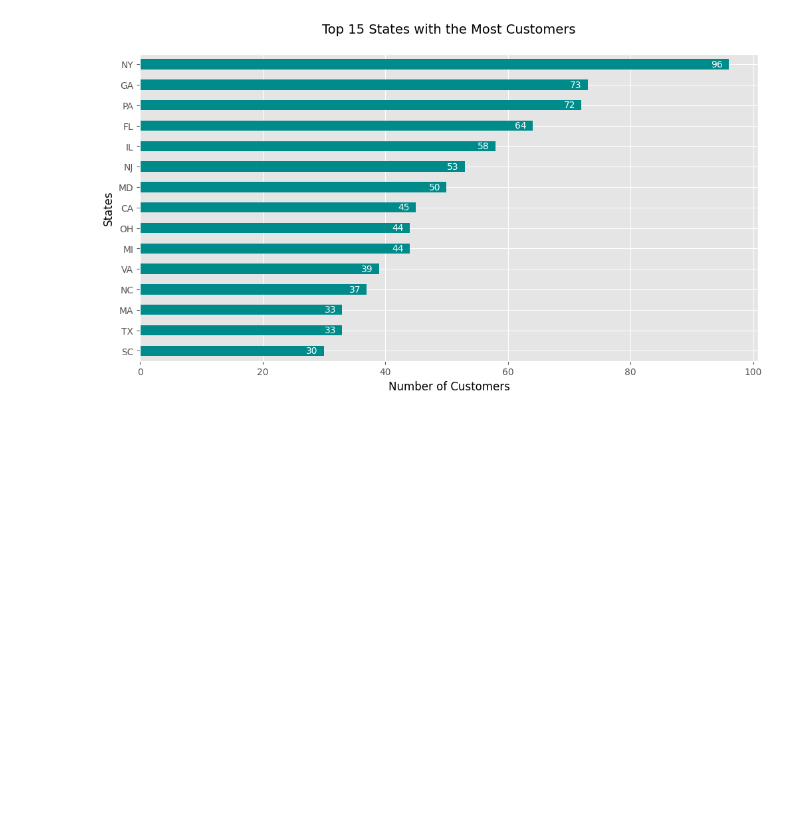
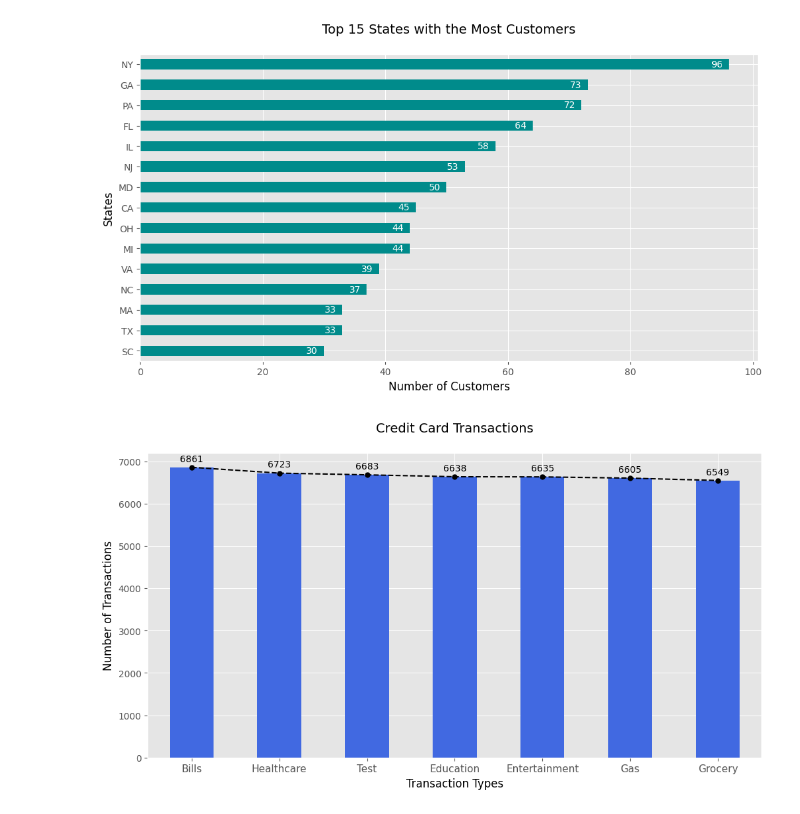
Before and after one commit to jonlam1989/Capstone, a Jupyter notebook: cc_data_visualization.ipynb, the cells around one changed output. Saved outputs shown, nothing was run; the diff lists cells and outputs as text; code cells hidden in the pictures; blank space fills up the shorter version.

Commit message:
added vertical bar chart + line chart: credit card transactions

```diff
--- a/cc_data_visualization.ipynb
+++ b/cc_data_visualization.ipynb
@@ -194,3 +205,25 @@ for state, num_cust in enumerate(top_15_states.values):
 plt.show()
 # %% [output]
 [figure]
+# %%
+# Find and plot which transaction type has a high rate of transactions.
+
+# num the number of transaction per transaction_type
+transaction_type_df = credit_df.value_counts('TRANSACTION_TYPE')
+#---------------------------------------------------------------------
+# vertical bar chart + line chart
+transaction_type_df.plot(kind='bar', color='royalblue', figsize=(12, 6))
+transaction_type_df.plot(kind='line', color='black', linestyle='dashed', marker='o', markersize=5)
+
+plt.title('Credit Card Transactions', fontsize=14, y=1.05)                      # move the title up
+plt.xlabel('Transaction Types', fontsize=12)
+plt.xticks(fontsize=11, rotation=0)                                             # categories were sideways, rotate to vertical position
+plt.ylabel('Number of Transactions', fontsize=12)
+
+# annotate text
+for type, num in enumerate(transaction_type_df.values):
+    plt.annotate(num, xy=(type, num + 200), va='center', ha='center')
+
+plt.show()
+# %% [output]
+[figure, added]
```
Also changed, not shown: parts of 8 cells of this notebook.
